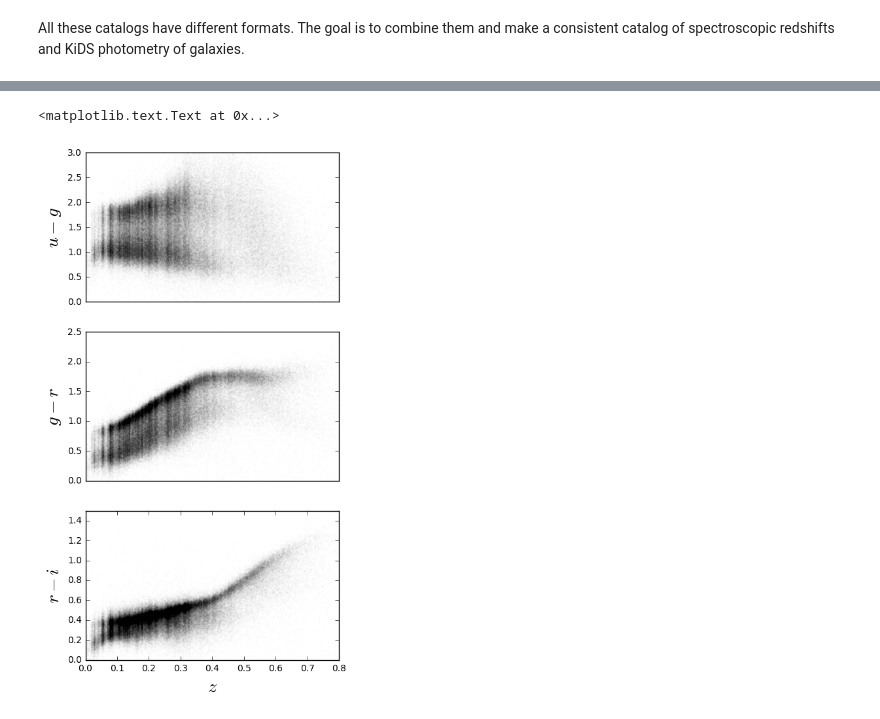
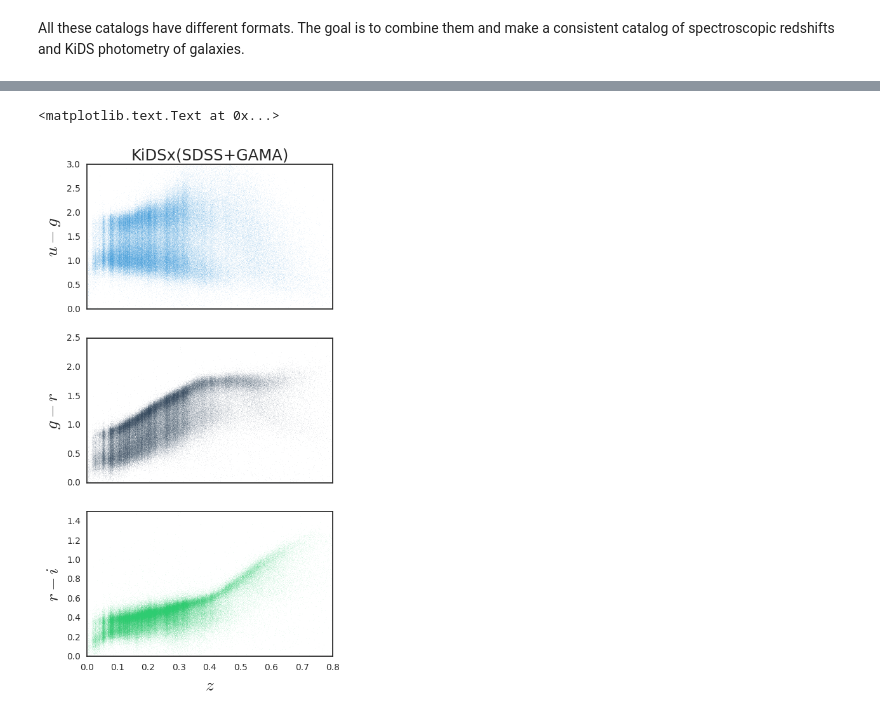
Before and after one commit to mjvakili/redsq, a Jupyter notebook: code/catalog_unifier.ipynb, the cells around one changed output, grey strips where cells are left out. Cells and saved outputs as stored; diff of their text form; code cells hidden in the pictures.

```diff
--- a/code/catalog_unifier.ipynb
+++ b/code/catalog_unifier.ipynb
@@ -4,6 +4,15 @@ import h5py
 import numpy as np
 import matplotlib.pyplot as plt
 %pylab inline
+import pandas as pd
+import seaborn as sns
+import itertools
+sns.set_style("white")
+sns.set_context("notebook", font_scale=1.0, rc={"lines.linewidth": 2.5})
+sns.set_palette(sns.color_palette(["#9b59b6", "#95a5a6",
+                                   "#e74c3c", "#3498db",
+                                   "#34495e", "#2ecc71"]))
+palette = itertools.cycle(sns.color_palette())
 # %% [output]
 Populating the interactive namespace from numpy and matplotlib
 # %%
@@ -192,22 +203,24 @@ plt.xlim([16,24])
 # %%
 fig , ax = plt.subplots(nrows=3,ncols=1 , figsize=(5,10))
-ax[0].scatter(dp[11,:] , dp[8,:] , s = 0.0001)
-ax[1].scatter(dp[11,:] , dp[9,:] , s = 0.0001)
-ax[2].scatter(dp[11,:] , dp[10,:] , s = 0.0001)
+ax[0].scatter(dp[11,:] , dp[8,:] , s = 0.001 , color = next(palette))
+ax[1].scatter(dp[11,:] , dp[9,:] , s = 0.001, color = next(palette))
+ax[2].scatter(dp[11,:] , dp[10,:] , s = 0.001, color = next(palette))
 ax[0].set_xlim(0,0.8)
 ax[0].set_ylim(0,3)
 ax[0].set_xticks([])
 
 ax[1].set_xlim(0,0.8)
 ax[1].set_ylim(0,2.5)
 ax[1].set_xticks([])
 
 ax[2].set_xlim(0,0.8)
 ax[2].set_ylim(0,1.5)
 ax[2].set_xlabel(r"$z$" , fontsize = 20)
 ax[0].set_ylabel(r"$u-g$" , fontsize = 20)
 ax[1].set_ylabel(r"$g-r$" , fontsize = 20)
 ax[2].set_ylabel(r"$r-i$" , fontsize = 20)
+
+ax[0].set_title("KiDSx(SDSS+GAMA)" , fontsize = 17.5)
 # %% [output]
 <matplotlib.text.Text at 0x...>
-[figure, old version]
+[figure, new version]
```
Also changed, not shown: parts of 3 cells of this notebook.
